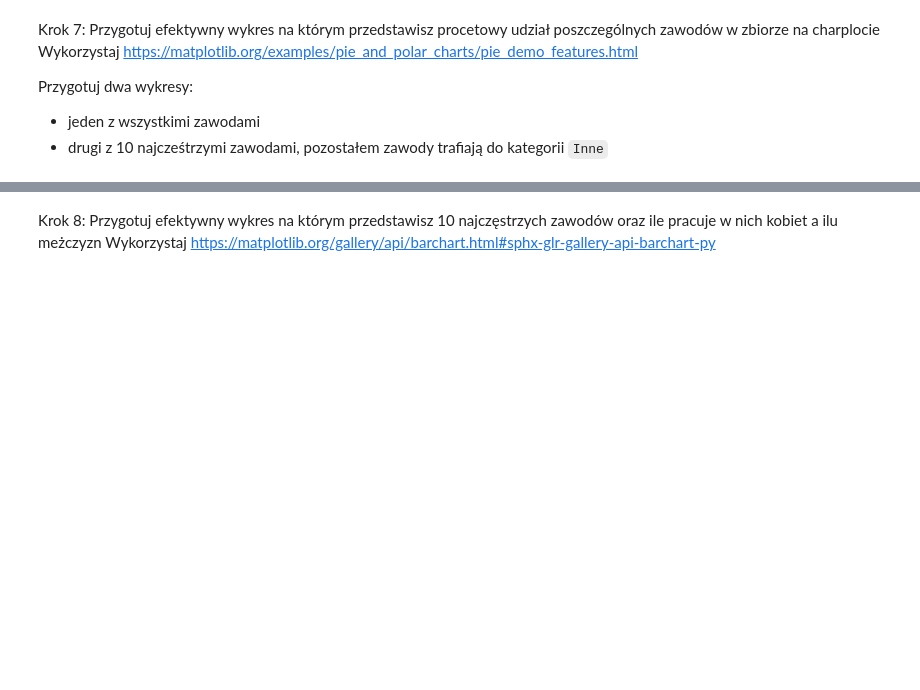
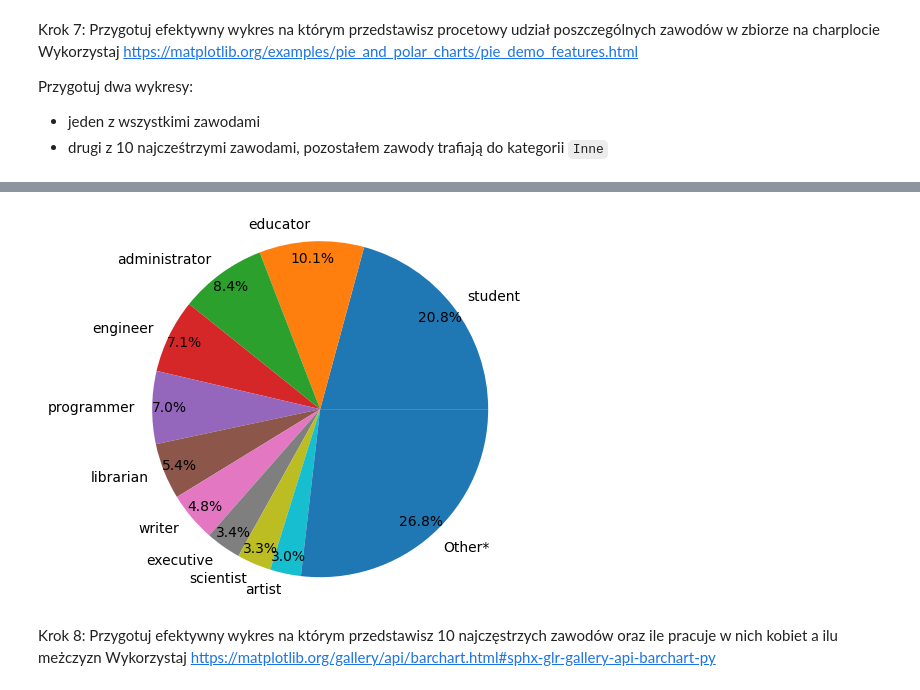
Before and after one commit to ppurs/effective_python_lab, a Jupyter notebook: lab12.ipynb, the cells around one changed output, grey strips where cells are left out. Drawn from its saved outputs; the diff is of its cells as text; code cells hidden in the pictures; blank space fills up the shorter version.

```diff
--- a/lab12.ipynb
+++ b/lab12.ipynb
@@ -239,3 +307,21 @@ Przygotuj dwa wykresy:
+# %%
+fig2, ax2 = plt.subplots()
+
+occupation_details_2 = occupation_data[occupation_data.occupation != 'other'].groupby('occupation').size().sort_values(ascending=False)
+occupation_details_2_top_10 = occupation_details_2.head(10)
+
+labels = np.append(occupation_details_2_top_10.keys(), ['Other*'])   # Other*, aby odróżnić go od kategorii other z danych
+
+sizes_top_10 = occupation_details_2_top_10.values
+size_other = occupation_details['other'] + sum(occupation_details_2.tail(10).values)
+sizes = np.append(sizes_top_10, [size_other]) / sum(occupation_details_2.values)
+
+ax2.pie(sizes, labels=labels, autopct='%1.1f%%', pctdistance=0.9)
+ax2.axis('equal')
+
+plt.show()
+# %% [output]
+[figure, added]
 # %% [markdown]
 Krok 8: Przygotuj efektywny wykres na którym przedstawisz 10 najczęstrzych zawodów oraz ile pracuje w nich kobiet a ilu meżczyzn
 Wykorzystaj https://matplotlib.org/gallery/api/barchart.html#sphx-glr-gallery-api-barchart-py
```
Also changed, not shown: parts of 11 cells of this notebook.
